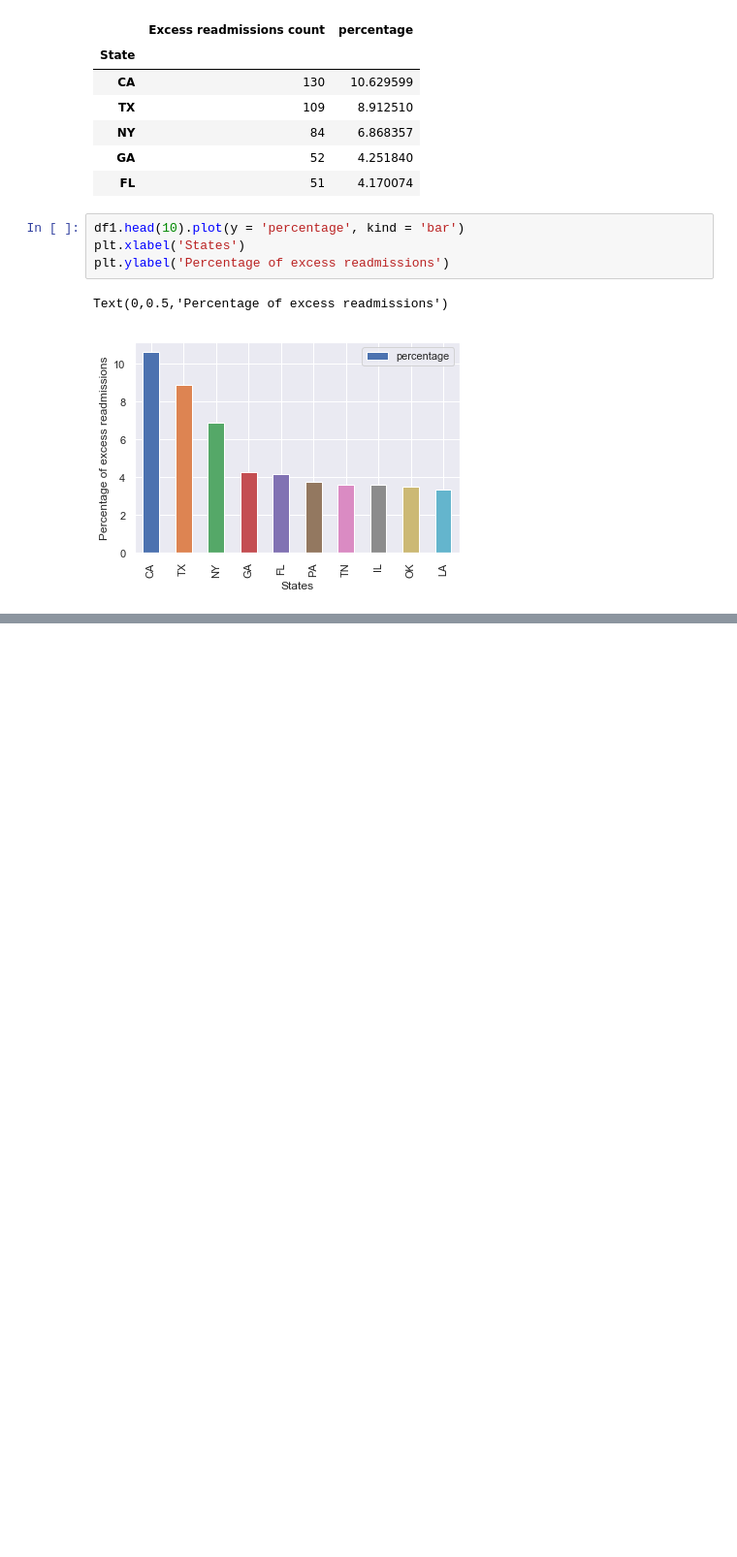
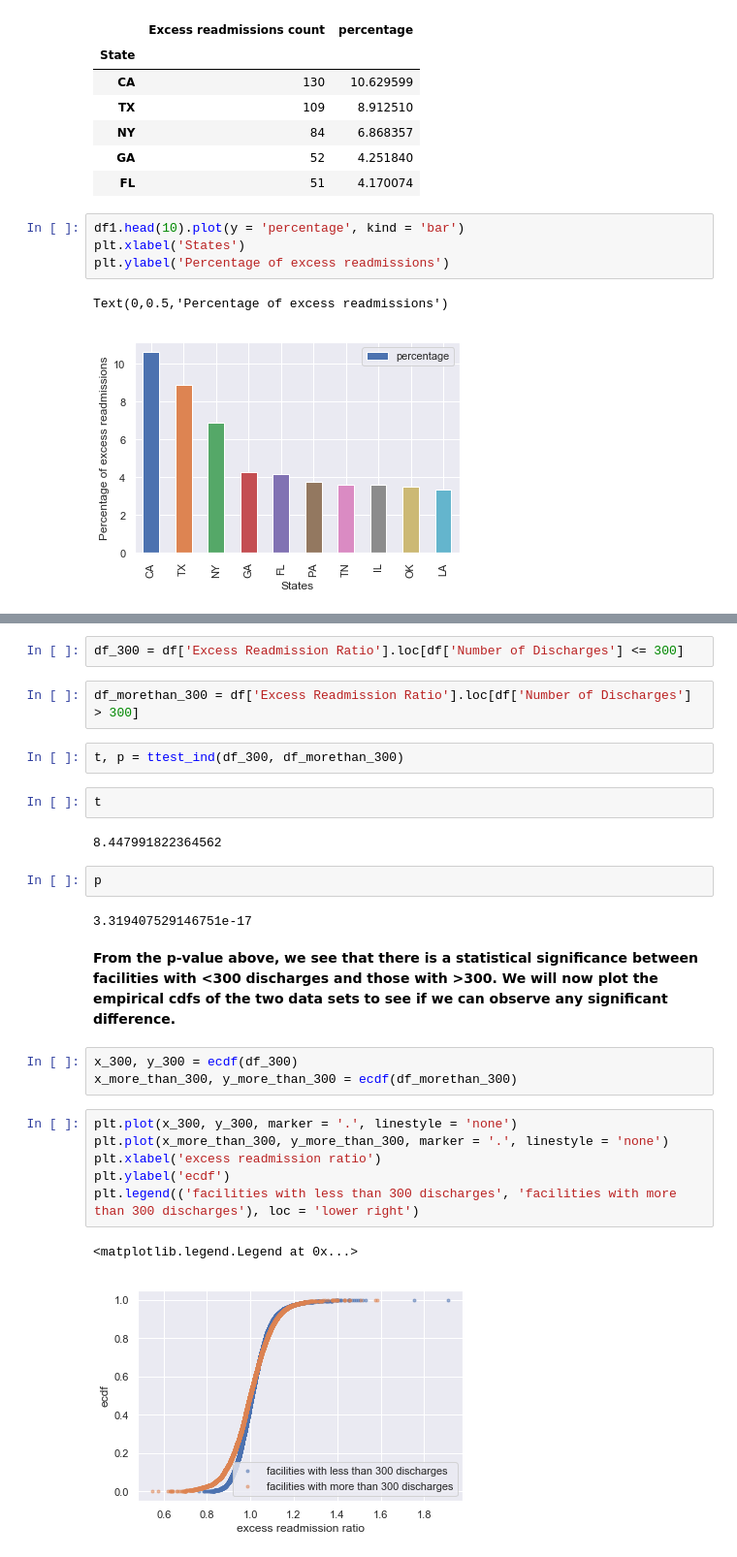
Before and after one commit to adjakka/Mini_Projects_Data_Science, a Jupyter notebook: EDA_hospital_readmit/sliderule_dsi_inferential_statistics_exercise_3.ipynb, the cells around one changed output, grey strips where cells are left out. Shown at 97% size. Cells and saved outputs as stored; diff of their text form; blank space fills up the shorter version.

```diff
--- a/EDA_hospital_readmit/sliderule_dsi_inferential_statistics_exercise_3.ipynb
+++ b/EDA_hospital_readmit/sliderule_dsi_inferential_statistics_exercise_3.ipynb
@@ -340,0 +351,28 @@ Text(0,0.5,'Percentage of excess readmissions')
+# %%
+df_300 = df['Excess Readmission Ratio'].loc[df['Number of Discharges'] <= 300]
+# %%
+df_morethan_300 = df['Excess Readmission Ratio'].loc[df['Number of Discharges'] > 300]
+# %%
+t, p = ttest_ind(df_300, df_morethan_300)
+# %%
+t
+# %% [output]
+8.447991822364562
+# %%
+p
+# %% [output]
+3.319407529146751e-17
+# %% [markdown]
+**From the p-value above, we see that there is a statistical significance between facilities with <300 discharges and those with >300. We will now plot the empirical cdfs of the two data sets to see if we can observe any significant difference.**
+# %%
+x_300, y_300 = ecdf(df_300)
+x_more_than_300, y_more_than_300 = ecdf(df_morethan_300)
+# %%
+plt.plot(x_300, y_300, marker = '.', linestyle = 'none')
+plt.plot(x_more_than_300, y_more_than_300, marker = '.', linestyle = 'none')
+plt.xlabel('excess readmission ratio')
+plt.ylabel('ecdf')
+plt.legend(('facilities with less than 300 discharges', 'facilities with more than 300 discharges'), loc = 'lower right')
+# %% [output]
+<matplotlib.legend.Legend at 0x...>
+[figure, added]
```
Also changed, not shown: parts of 15 cells of this notebook.
